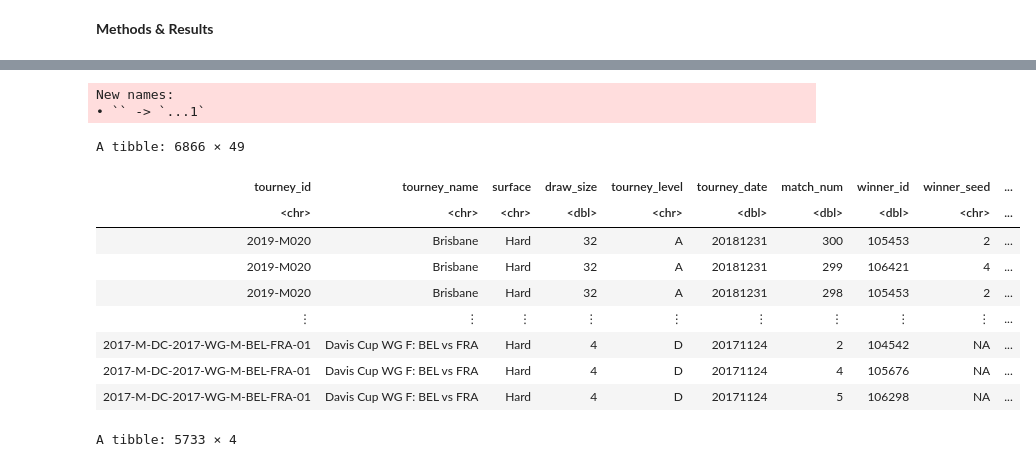
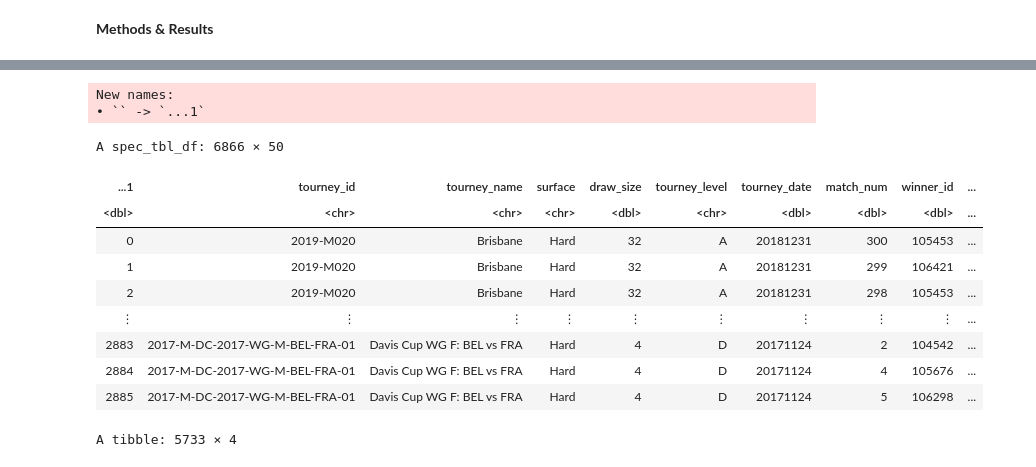
Before and after one commit to EliNAdr/DSCI-100_007-13, a Jupyter notebook: Project_report.ipynb, the cells around one changed output, grey strips where cells are left out. Drawn from its saved outputs; the diff is of its cells as text; code cells hidden in the pictures.

```diff
--- a/Project_report.ipynb
+++ b/Project_report.ipynb
@@ -15,22 +33,22 @@ library(tidymodels)
 # %%
 # loading the data from the web
 
-tennis_data <- read_csv("https://drive.google.com/uc?export=download&id=1fOQ8sy_qMkQiQEAO6uFdRX4tLI8EpSTn", show_col_types = FALSE) |>
-    select(-...1)
+tennis_data <- read_csv("https://drive.google.com/uc?export=download&id=1fOQ8sy_qMkQiQEAO6uFdRX4tLI8EpSTn", show_col_types = FALSE)
+
 tennis_data
 # %% [output]
 New names:
 • `` -> `...1`
-A tibble: 6866 × 49
+A spec_tbl_df: 6866 × 50
-| tourney_id | tourney_name | surface | draw_size | tourney_level | tourney_date | match_num | winner_id | winner_seed | ... |
-| <chr> | <chr> | <chr> | <dbl> | <chr> | <dbl> | <dbl> | <dbl> | <chr> | ... |
-| 2019-M020 | Brisbane | Hard | 32 | A | 20181231 | 300 | 105453 | 2 | ... |
-| 2019-M020 | Brisbane | Hard | 32 | A | 20181231 | 299 | 106421 | 4 | ... |
-| 2019-M020 | Brisbane | Hard | 32 | A | 20181231 | 298 | 105453 | 2 | ... |
+| ...1 | tourney_id | tourney_name | surface | draw_size | tourney_level | tourney_date | match_num | winner_id | ... |
+| <dbl> | <chr> | <chr> | <chr> | <dbl> | <chr> | <dbl> | <dbl> | <dbl> | ... |
+| 0 | 2019-M020 | Brisbane | Hard | 32 | A | 20181231 | 300 | 105453 | ... |
+| 1 | 2019-M020 | Brisbane | Hard | 32 | A | 20181231 | 299 | 106421 | ... |
+| 2 | 2019-M020 | Brisbane | Hard | 32 | A | 20181231 | 298 | 105453 | ... |
 | ⋮ | ⋮ | ⋮ | ⋮ | ⋮ | ⋮ | ⋮ | ⋮ | ⋮ | ... |
-| 2017-M-DC-2017-WG-M-BEL-FRA-01 | Davis Cup WG F: BEL vs FRA | Hard | 4 | D | 20171124 | 2 | 104542 | NA | ... |
-| 2017-M-DC-2017-WG-M-BEL-FRA-01 | Davis Cup WG F: BEL vs FRA | Hard | 4 | D | 20171124 | 4 | 105676 | NA | ... |
-| 2017-M-DC-2017-WG-M-BEL-FRA-01 | Davis Cup WG F: BEL vs FRA | Hard | 4 | D | 20171124 | 5 | 106298 | NA | ... |
+| 2883 | 2017-M-DC-2017-WG-M-BEL-FRA-01 | Davis Cup WG F: BEL vs FRA | Hard | 4 | D | 20171124 | 2 | 104542 | ... |
+| 2884 | 2017-M-DC-2017-WG-M-BEL-FRA-01 | Davis Cup WG F: BEL vs FRA | Hard | 4 | D | 20171124 | 4 | 105676 | ... |
+| 2885 | 2017-M-DC-2017-WG-M-BEL-FRA-01 | Davis Cup WG F: BEL vs FRA | Hard | 4 | D | 20171124 | 5 | 106298 | ... |
 # %%
 set.seed(2132)
 # wrangling and cleaning data
```
Also changed, not shown: parts of 2 cells of this notebook.
